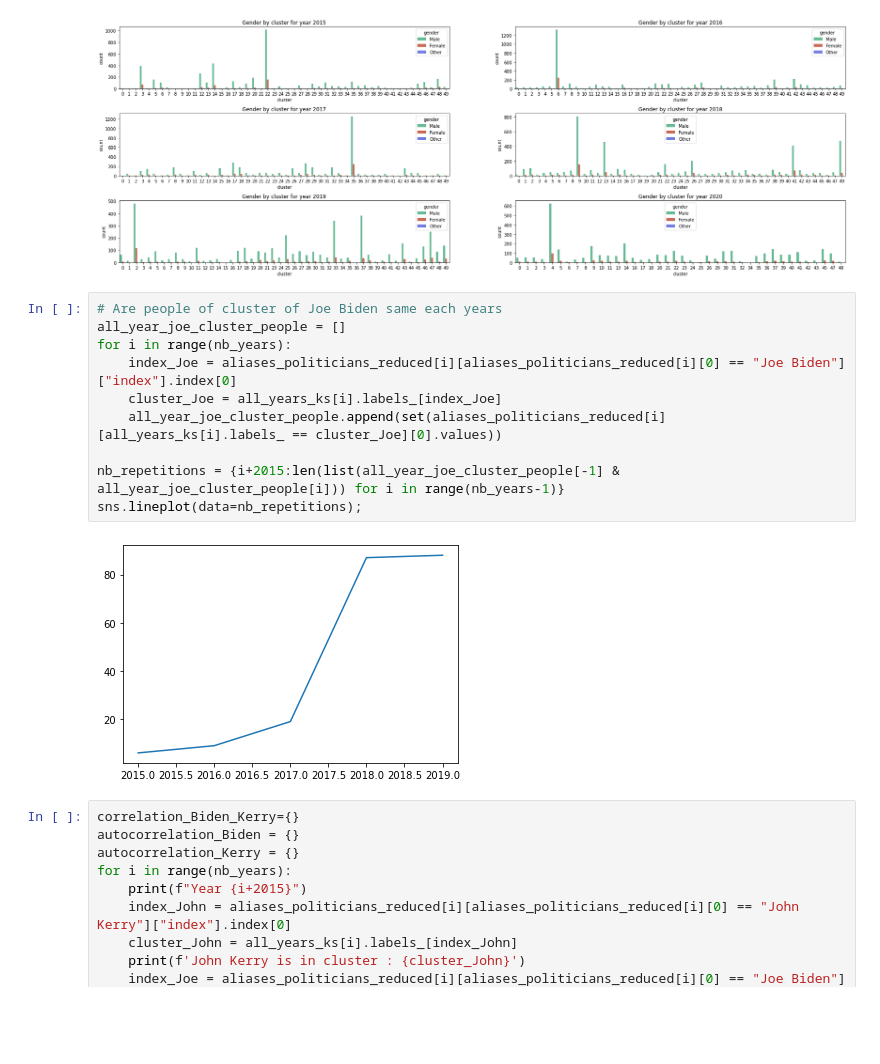
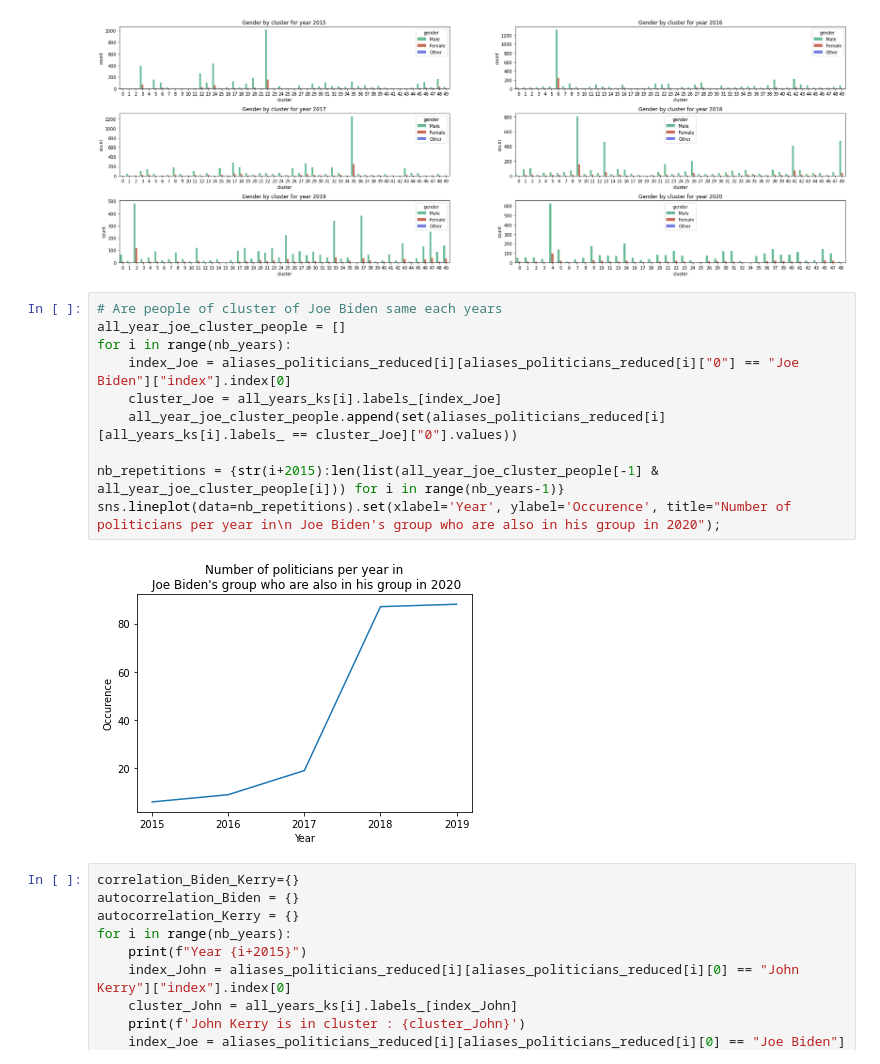
Before and after one commit to epfl-ada/ada-2021-project-sunshine-analytica, a Jupyter notebook: QuoteSimilarity.ipynb, the cells around one changed output. Drawn from its saved outputs; the diff is of its cells as text; blank space fills up the shorter version.

```diff
--- a/QuoteSimilarity.ipynb
+++ b/QuoteSimilarity.ipynb
@@ -862,15 +862,15 @@ for year,(ax,ks,gender, party) in enumerate(zip(axs,all_years_ks,all_year_gender
 # %%
 # Are people of cluster of Joe Biden same each years
 all_year_joe_cluster_people = []
 for i in range(nb_years):
-    index_Joe = aliases_politicians_reduced[i][aliases_politicians_reduced[i][0] == "Joe Biden"]["index"].index[0]
+    index_Joe = aliases_politicians_reduced[i][aliases_politicians_reduced[i]["0"] == "Joe Biden"]["index"].index[0]
     cluster_Joe = all_years_ks[i].labels_[index_Joe]
-    all_year_joe_cluster_people.append(set(aliases_politicians_reduced[i][all_years_ks[i].labels_ == cluster_Joe][0].values))
+    all_year_joe_cluster_people.append(set(aliases_politicians_reduced[i][all_years_ks[i].labels_ == cluster_Joe]["0"].values))
 
-nb_repetitions = {i+2015:len(list(all_year_joe_cluster_people[-1] & all_year_joe_cluster_people[i])) for i in range(nb_years-1)}
-sns.lineplot(data=nb_repetitions);
+nb_repetitions = {str(i+2015):len(list(all_year_joe_cluster_people[-1] & all_year_joe_cluster_people[i])) for i in range(nb_years-1)}
+sns.lineplot(data=nb_repetitions).set(xlabel='Year', ylabel='Occurence', title="Number of politicians per year in\n Joe Biden's group who are also in his group in 2020");
 # %% [output]
-[figure, old version]
+[figure, new version]
 # %%
 correlation_Biden_Kerry={}
 autocorrelation_Biden = {}
```
Also changed, not shown: parts of 1 cell of this notebook.
